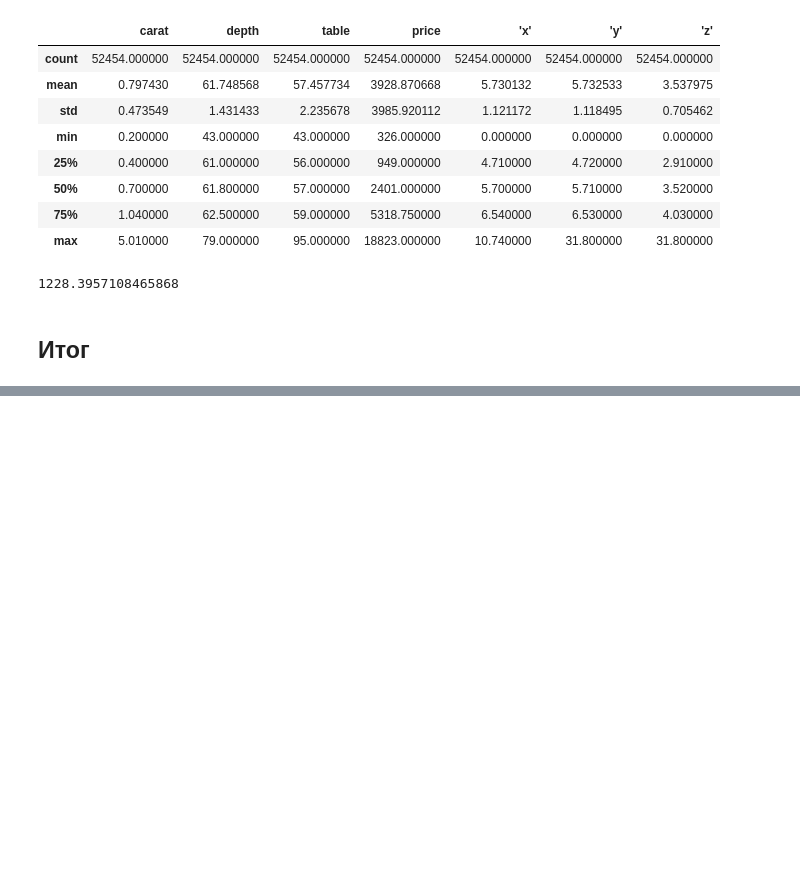
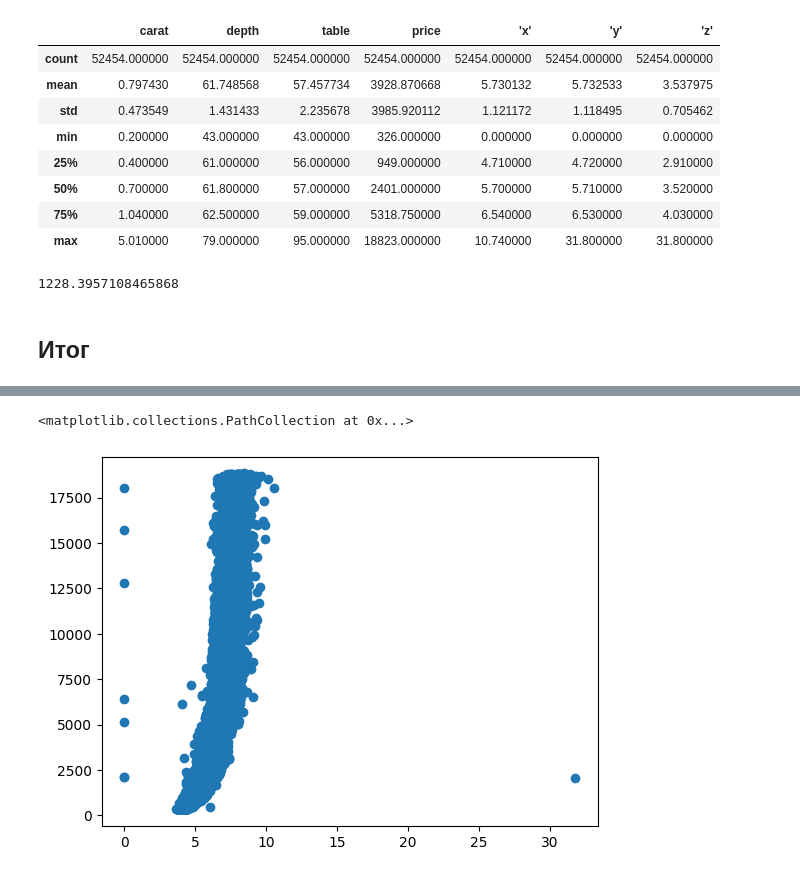
Before and after one commit to ivanovjaroslaw/hometasks, a Jupyter notebook: ML_PT_Course/ML_PTCourse_MicroHT1_alternative.ipynb, the cells around one changed output, grey strips where cells are left out. Saved outputs shown, nothing was run; the diff lists cells and outputs as text; code cells hidden in the pictures; blank space fills up the shorter version.

```diff
--- a/ML_PT_Course/ML_PTCourse_MicroHT1_alternative.ipynb
+++ b/ML_PT_Course/ML_PTCourse_MicroHT1_alternative.ipynb
@@ -336,0 +348,5 @@ mean_squared_error(y_test_cats, pred) ** 0.5 # RMSE
+# %%
+plt.scatter(df["'y'"], df['price'])
+# %% [output]
+<matplotlib.collections.PathCollection at 0x...>
+[figure, added]
```
Also changed, not shown: parts of 3 cells of this notebook.
